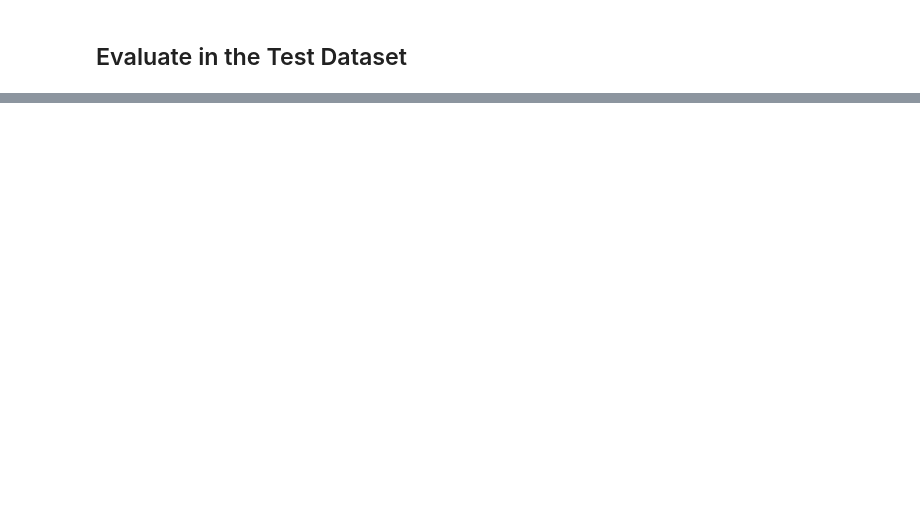
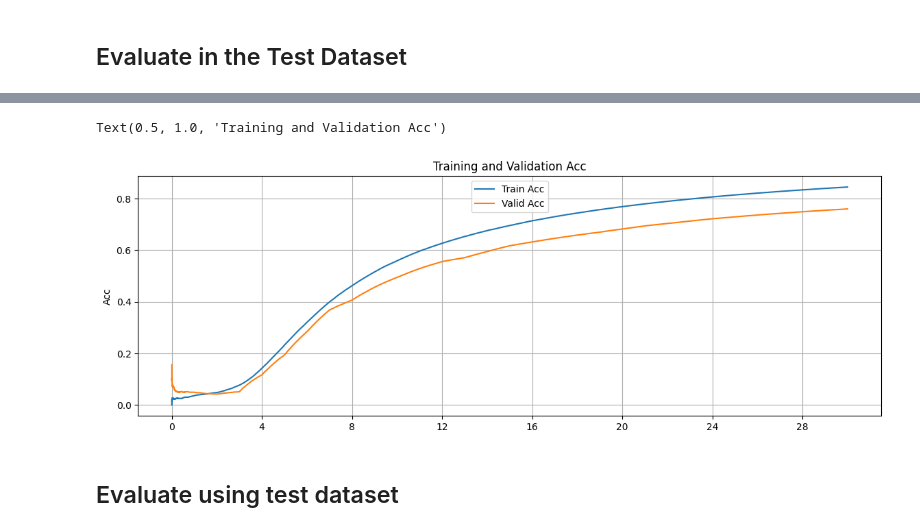
Before and after one commit to jmanuelc87/advanced-cv, a Jupyter notebook: image_classification_cnn/image_classification_cnn_GTSRB.ipynb, the cells around one changed output, grey strips where cells are left out. Drawn from its saved outputs; the diff is of its cells as text; code cells hidden in the pictures; blank space fills up the shorter version.

```diff
--- a/image_classification_cnn/image_classification_cnn_GTSRB.ipynb
+++ b/image_classification_cnn/image_classification_cnn_GTSRB.ipynb
@@ -680,0 +901,40 @@ Precision 0.8513855934143066
+# %%
+from matplotlib.ticker import MaxNLocator
+
+
+train_results_np = np.array(train_results)
+valid_results_np = np.array(valid_results)
+
+
+plt.rcParams["figure.figsize"] = (14, 10)
+fig = plt.figure()
+fig.set_facecolor("white")
+
+
+# plot loss
+plt.subplot(2, 1, 1)
+
+plt.plot(
+    train_results_np[:, 0],
+    train_results_np[:, 2],
+    color="tab:blue",
+    label="Train Acc",
+)
+
+plt.plot(
+    valid_results_np[:, 0],
+    valid_results_np[:, 2],
+    color="tab:orange",
+    label="Valid Acc",
+)
+
+plt.ylabel("Acc")
+plt.legend(loc="upper center")
+plt.gca().xaxis.set_major_locator(MaxNLocator(integer=True))
+plt.grid(True)
+plt.title("Training and Validation Acc")
+# %% [output]
+Text(0.5, 1.0, 'Training and Validation Acc')
+[figure, added]
+# %% [markdown]
+## Evaluate using test dataset
```
Also changed, not shown: parts of 26 cells of this notebook, 6 other files.
